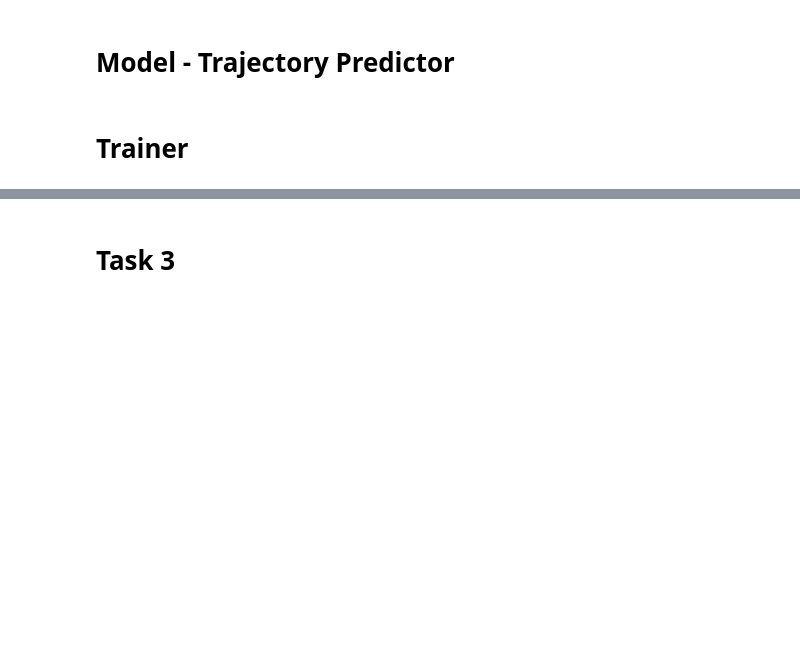
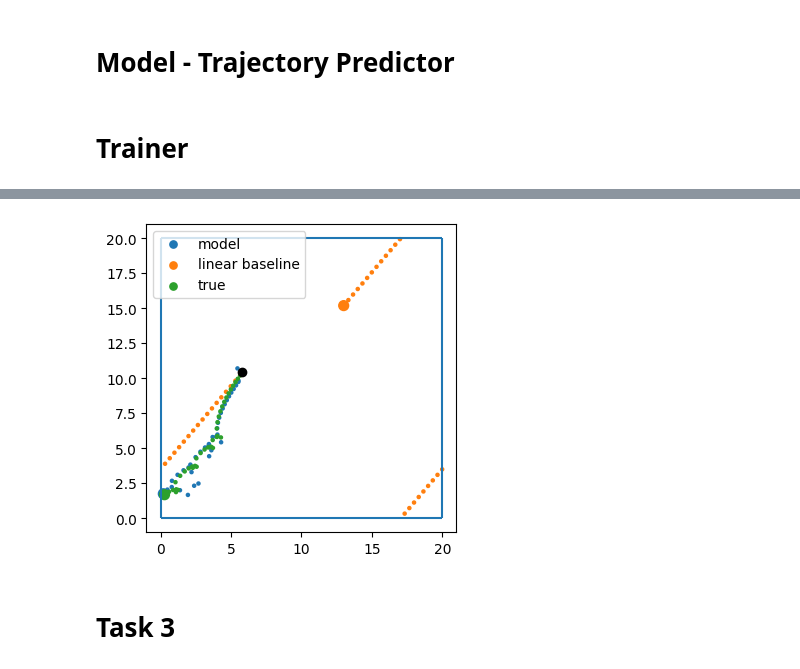
Before and after one commit to DmytroMudragel/CharacterRecognitionDeepLearning, a Jupyter notebook: Assignment2/A2-skeleton.ipynb, the cells around one changed output, grey strips where cells are left out. Cells and saved outputs as stored; diff of their text form; code cells hidden in the pictures; blank space fills up the shorter version.

```diff
--- a/Assignment2/A2-skeleton.ipynb
+++ b/Assignment2/A2-skeleton.ipynb
@@ -466,3 +552,42 @@ pred: tensor([ 1.6901, 13.2758]), y_true: tensor([ 0.8467, 17.4095])
+# %%
+def plot_path(trajectory):
+    y_pred = [x[0] for x in trajectory]
+    y_true = [x[1] for x in trajectory]
+    plt.figure(figsize=(4,4))
+    plt.vlines([0,20],0,20)
+    plt.hlines([0,20],0,20)
+
+    for traj in [y_pred, y_true]:
+        plt.scatter([x[0] for x in traj], [x[1] for x in traj], s=5)
+
+    plt.scatter(y_true[0][0], y_true[0][1], c='black')
+    plt.scatter(y_true[-1][0], y_true[-1][1], c='green')
+    plt.scatter(y_pred[-1][0], y_pred[-1][1], c='red')
+    plt.xlim(-1,21)
+    plt.ylim(-1,21)
+def plot_paths(trajectories):
+    y_preds = [[x[0] for x in trajectory[1]] for trajectory in trajectories]
+    y_true = [x[1] for x in trajectories[0][1]]
+    labels = [*[trajectory[0] for trajectory in trajectories], "true"]
+    plt.figure(figsize=(4,4))
+    plt.vlines([0,20],0,20)
+    plt.hlines([0,20],0,20)
+
+    for idx, traj in enumerate([*y_preds, y_true]):
+        sizes = [*[5 for _ in range(len(traj)-1)], 50] # Last point bigger
+        plt.scatter([x[0] for x in traj], [x[1] for x in traj], s=sizes, label=labels[idx])
+
+    plt.scatter(y_true[0][0], y_true[0][1], c='black') # Indicate starter point
+    plt.legend()
+    plt.xlim(-1,21)
+    plt.ylim(-1,21)
+def plot_predictions(index=1):
+    linear_baseline = evaluater.evaluate_linear_baseline(test_task2.__getitem__(index)[0])
+    model = evaluater.evaluate_trajectory(test_task2.__getitem__(index)[0])
+    plot_paths([["model", model], ["linear baseline", linear_baseline]])
+plot_predictions(300)
+# %% [output]
+[figure, added]
 # %% [markdown]
 # Task 3
 # %% [markdown]
```
Also changed, not shown: parts of 14 cells of this notebook.
